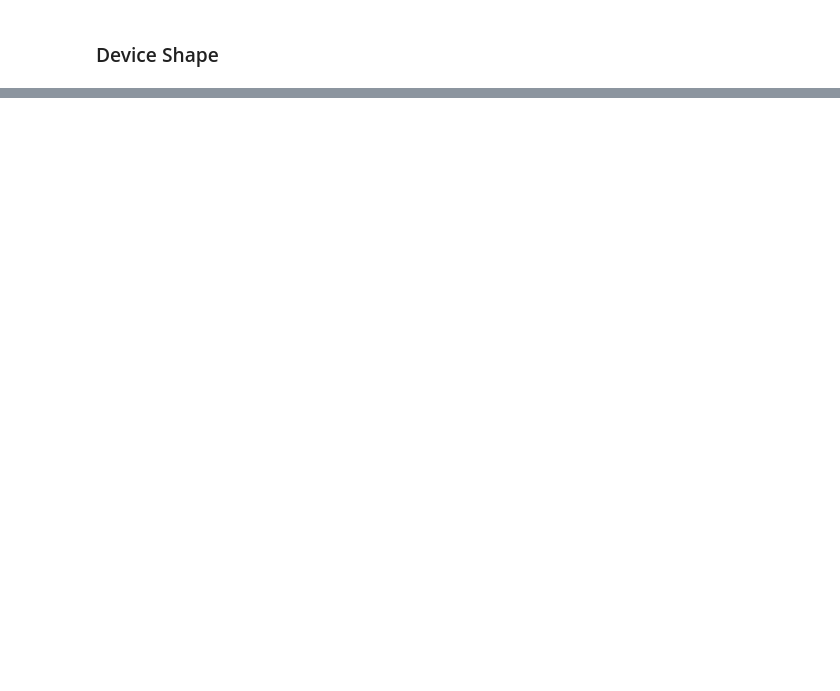
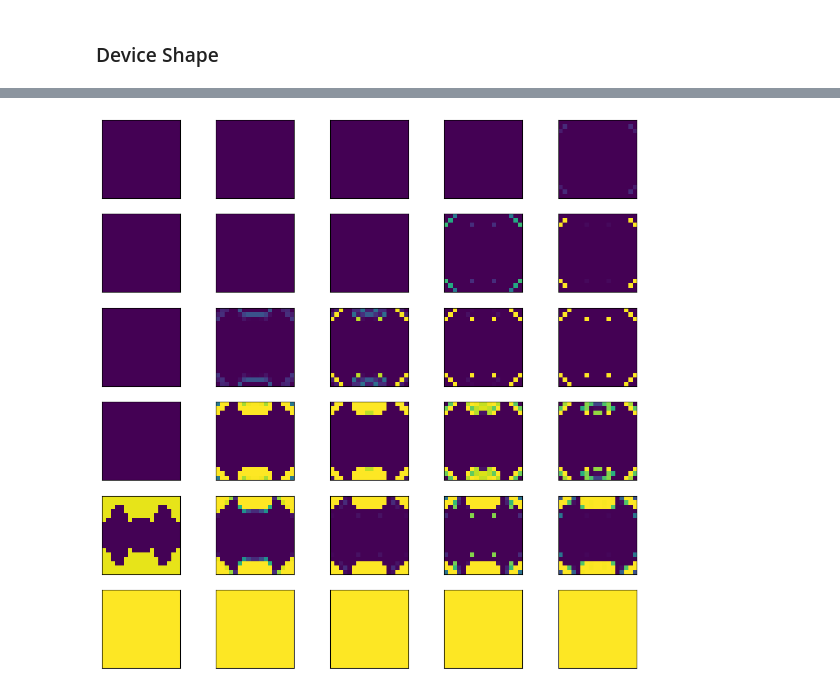
Before and after one commit to deveringham/metalens_optimization, a Jupyter notebook: farfield_optimization_pytorch.ipynb, the cells around one changed output, grey strips where cells are left out. Drawn from its saved outputs; the diff is of its cells as text; code cells hidden in the pictures; blank space fills up the shorter version.

```diff
--- a/farfield_optimization_pytorch.ipynb
+++ b/farfield_optimization_pytorch.ipynb
@@ -255,0 +296,4 @@ solver_metasurface_pt.display_layered_metasurface(ER_t, params)
+# %%
+solver_metasurface_pt.display_multiple_metasurfaces(h_list[1::len(h_list)//5],params)
+# %% [output]
+[figure, added]
```
Also changed, not shown: parts of 10 cells of this notebook, 1 other file.
